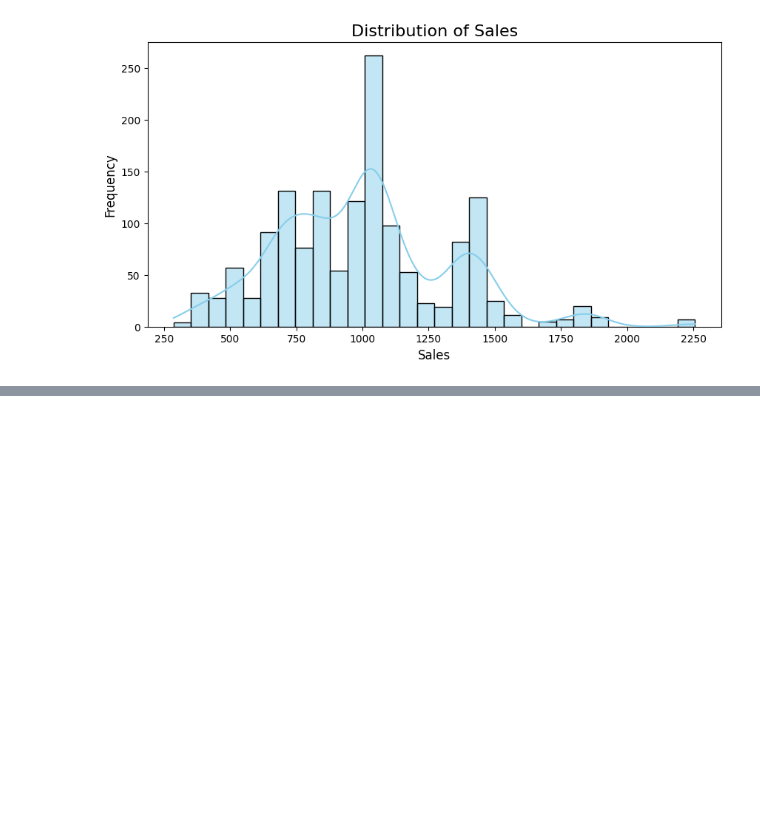
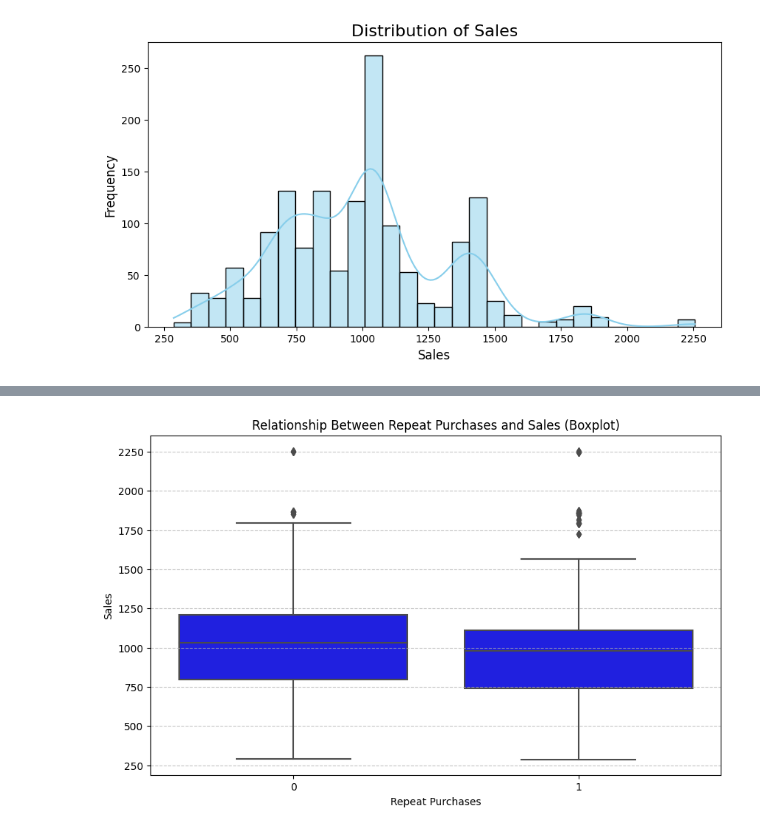
Before and after one commit to davinavc/Data-Analyst, a Jupyter notebook: Datacamp.ipynb, the cells around one changed output, grey strips where cells are left out. Saved outputs shown, nothing was run; the diff lists cells and outputs as text; code cells hidden in the pictures; blank space fills up the shorter version.

```diff
--- a/Datacamp.ipynb
+++ b/Datacamp.ipynb
@@ -167,0 +182,14 @@ plt.show()
+# %%
+plt.figure(figsize=(10, 6))
+sns.boxplot(x='repeat_purchase', y='sales', data=df, color='blue')
+
+# Add labels and title
+plt.title('Relationship Between Repeat Purchases and Sales (Boxplot)')
+plt.xlabel('Repeat Purchases')
+plt.ylabel('Sales')
+
+# Show the plot
+plt.grid(axis='y', linestyle='--', alpha=0.7)
+plt.show()
+# %% [output]
+[figure, added]
```
Also changed, not shown: parts of 3 cells of this notebook.
